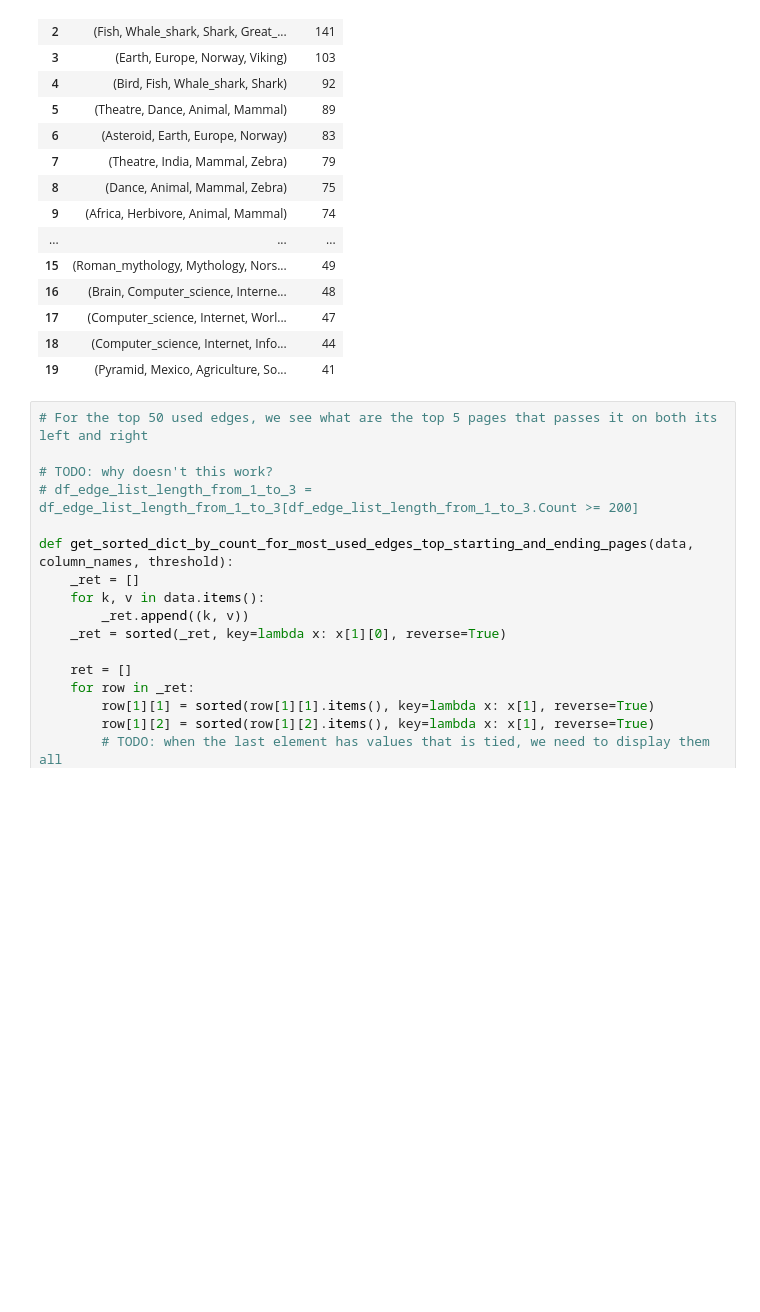
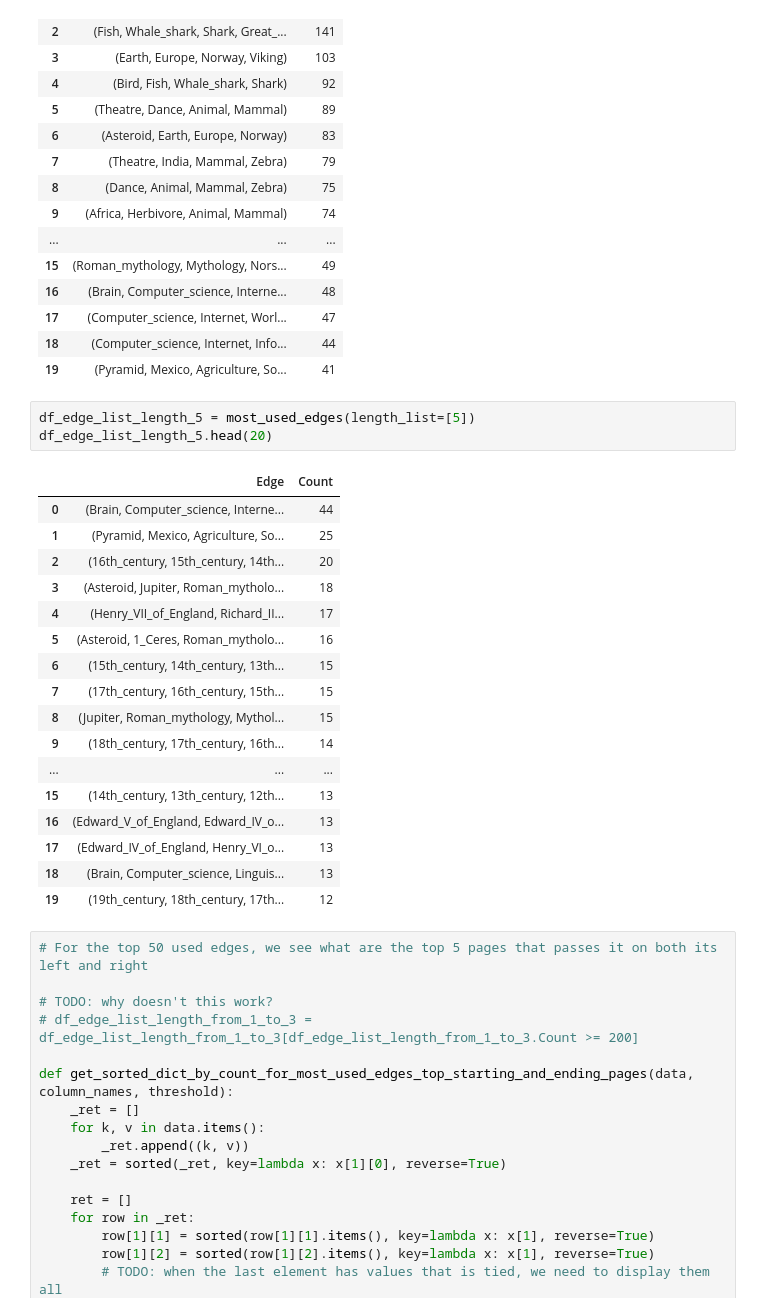
Before and after one commit to epfl-ada/ada-2022-project-hltw, a Jupyter notebook: P2.ipynb, the cells around one changed output. Drawn from its saved outputs; the diff is of its cells as text; blank space fills up the shorter version.

```diff
--- a/P2.ipynb
+++ b/P2.ipynb
@@ -461,6 +461,27 @@ df_edge_list_length_3.head(20)
 | 17 | (Computer_science, Internet, Worl... | 47 |
 | 18 | (Computer_science, Internet, Info... | 44 |
 | 19 | (Pyramid, Mexico, Agriculture, So... | 41 |
+# %%
+df_edge_list_length_5 = most_used_edges(length_list=[5])
+df_edge_list_length_5.head(20)
+# %% [output]
+|  | Edge | Count |
+| 0 | (Brain, Computer_science, Interne... | 44 |
+| 1 | (Pyramid, Mexico, Agriculture, So... | 25 |
+| 2 | (16th_century, 15th_century, 14th... | 20 |
+| 3 | (Asteroid, Jupiter, Roman_mytholo... | 18 |
+| 4 | (Henry_VII_of_England, Richard_II... | 17 |
+| 5 | (Asteroid, 1_Ceres, Roman_mytholo... | 16 |
+| 6 | (15th_century, 14th_century, 13th... | 15 |
+| 7 | (17th_century, 16th_century, 15th... | 15 |
+| 8 | (Jupiter, Roman_mythology, Mythol... | 15 |
+| 9 | (18th_century, 17th_century, 16th... | 14 |
+| ... | ... | ... |
+| 15 | (14th_century, 13th_century, 12th... | 13 |
+| 16 | (Edward_V_of_England, Edward_IV_o... | 13 |
+| 17 | (Edward_IV_of_England, Henry_VI_o... | 13 |
+| 18 | (Brain, Computer_science, Linguis... | 13 |
+| 19 | (19th_century, 18th_century, 17th... | 12 |
 # %%
 # For the top 50 used edges, we see what are the top 5 pages that passes it on both its left and right
 
```
Also changed, not shown: parts of 1 cell of this notebook, 1 other file.
